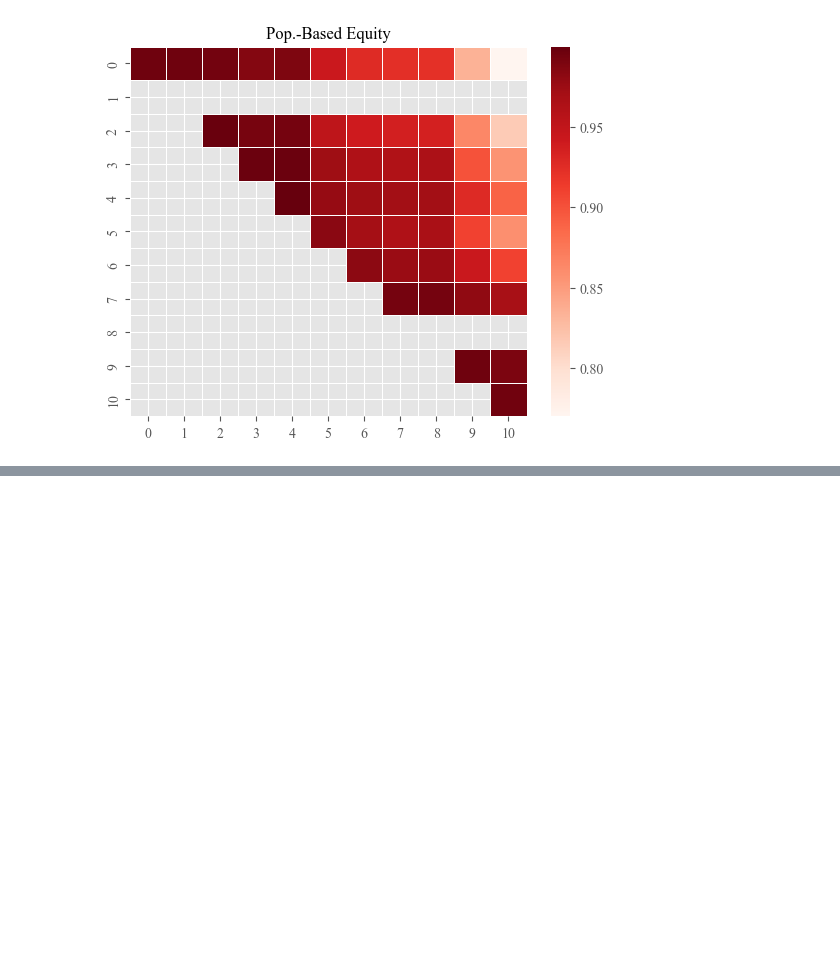
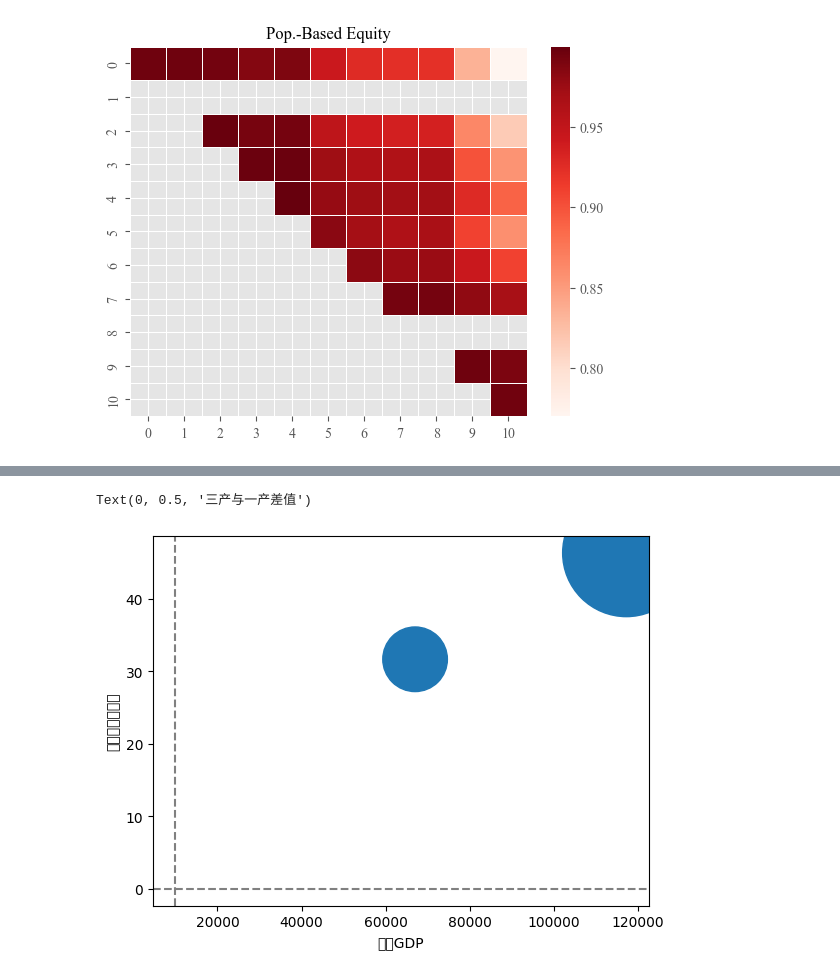
Before and after one commit to DingkangTeng/China-EVCS-Accessibility-and-Equity, a Jupyter notebook: main.ipynb, the cells around one changed output, grey strips where cells are left out. Cells and saved outputs as stored; diff of their text form; code cells hidden in the pictures; blank space fills up the shorter version.

```diff
--- a/main.ipynb
+++ b/main.ipynb
@@ -117,0 +193,13 @@ data
+# %%
+plt.scatter(
+    x=cluster_stats['人均GDP均值'],
+    y=cluster_stats['三产占比均值'] - cluster_stats['一产占比均值'],
+    s=cluster_stats['GDP均值']  # 气泡大小代表GDP规模
+)
+plt.axvline(10000, linestyle='--', color='grey')  # 添加参考线
+plt.axhline(0, linestyle='--', color='grey')
+plt.xlabel("人均GDP")
+plt.ylabel("三产与一产差值")
+# %% [output]
+Text(0, 0.5, '三产与一产差值')
+[figure, added]
```
Also changed, not shown: parts of 11 cells of this notebook, 9 other files.
